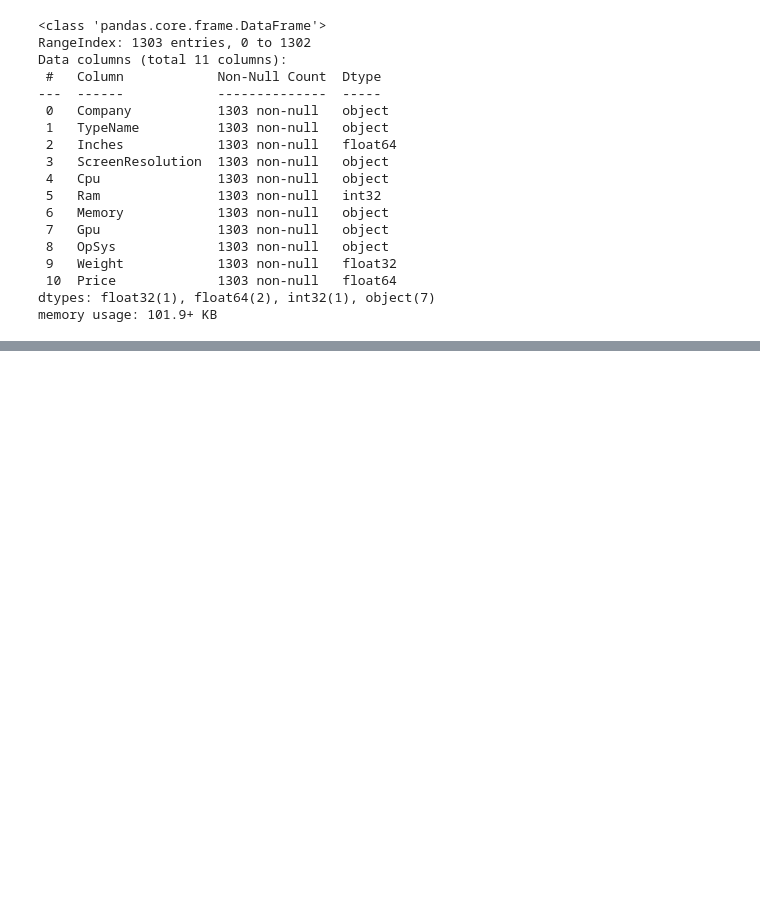
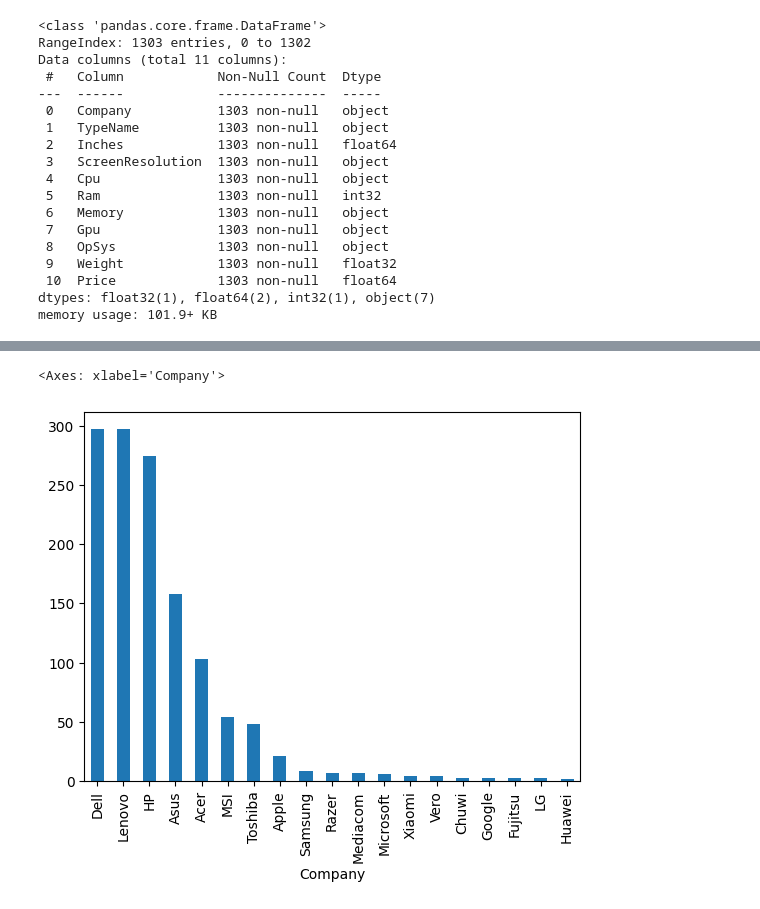
Before and after one commit to afadnan/ds_ml_dl, a Jupyter notebook: projects/laptop_price_predictor/laptop_price_predictor.ipynb, the cells around one changed output, grey strips where cells are left out. Cells and saved outputs as stored; diff of their text form; code cells hidden in the pictures; blank space fills up the shorter version.

```diff
--- a/projects/laptop_price_predictor/laptop_price_predictor.ipynb
+++ b/projects/laptop_price_predictor/laptop_price_predictor.ipynb
@@ -148,0 +161,5 @@ memory usage: 101.9+ KB
+# %%
+df['Company'].value_counts().plot(kind='bar')
+# %% [output]
+<Axes: xlabel='Company'>
+[figure, added]
```
Also changed, not shown: parts of 10 cells of this notebook, 1 other file.
